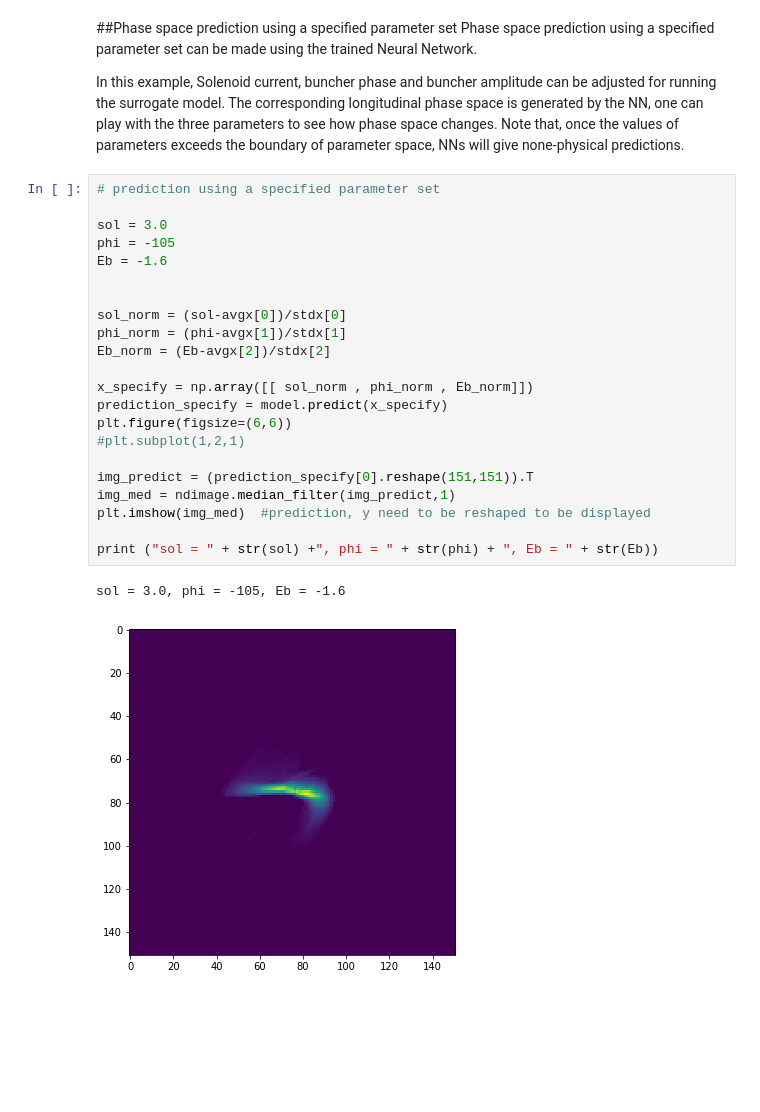
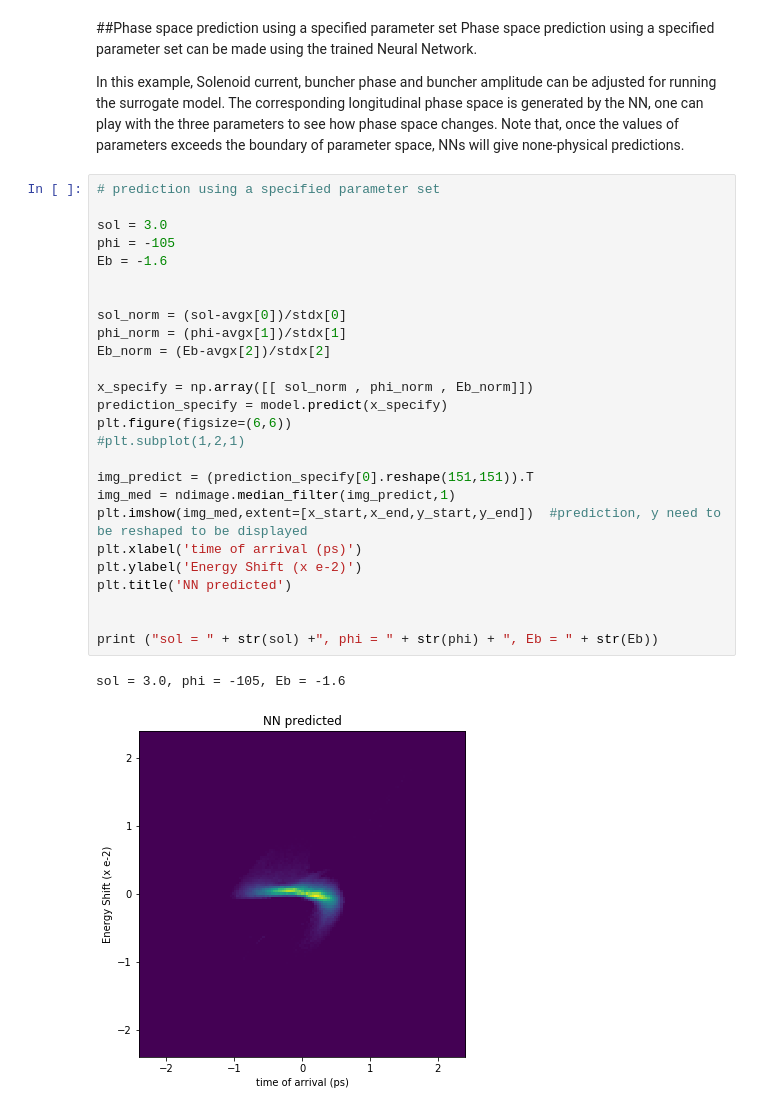
Before and after one commit to fuhaoji/HiRES-Net-Accelerator-modeling, a Jupyter notebook: HiRESnet_acceleratorModeling.ipynb, the cells around one changed output. Drawn from its saved outputs; the diff is of its cells as text; blank space fills up the shorter version.

Commit message:
Updated predictions using specified parameters

```diff
--- a/HiRESnet_acceleratorModeling.ipynb
+++ b/HiRESnet_acceleratorModeling.ipynb
@@ -724,25 +724,29 @@ In this example, Solenoid current, buncher phase and buncher amplitude can be ad
 # %%
 # prediction using a specified parameter set
 
 sol = 3.0
 phi = -105
 Eb = -1.6
 
 
 sol_norm = (sol-avgx[0])/stdx[0]
 phi_norm = (phi-avgx[1])/stdx[1]
 Eb_norm = (Eb-avgx[2])/stdx[2]
 
 x_specify = np.array([[ sol_norm , phi_norm , Eb_norm]])
 prediction_specify = model.predict(x_specify)
 plt.figure(figsize=(6,6))
 #plt.subplot(1,2,1)
 
 img_predict = (prediction_specify[0].reshape(151,151)).T
 img_med = ndimage.median_filter(img_predict,1)
-plt.imshow(img_med)  #prediction, y need to be reshaped to be displayed
+plt.imshow(img_med,extent=[x_start,x_end,y_start,y_end])  #prediction, y need to be reshaped to be displayed
+plt.xlabel('time of arrival (ps)')
+plt.ylabel('Energy Shift (x e-2)')
+plt.title('NN predicted')
+
 
 print ("sol = " + str(sol) +", phi = " + str(phi) + ", Eb = " + str(Eb))
 # %% [output]
 sol = 3.0, phi = -105, Eb = -1.6
-[figure, old version]
+[figure, new version]
```
Also changed, not shown: parts of 1 cell of this notebook.
